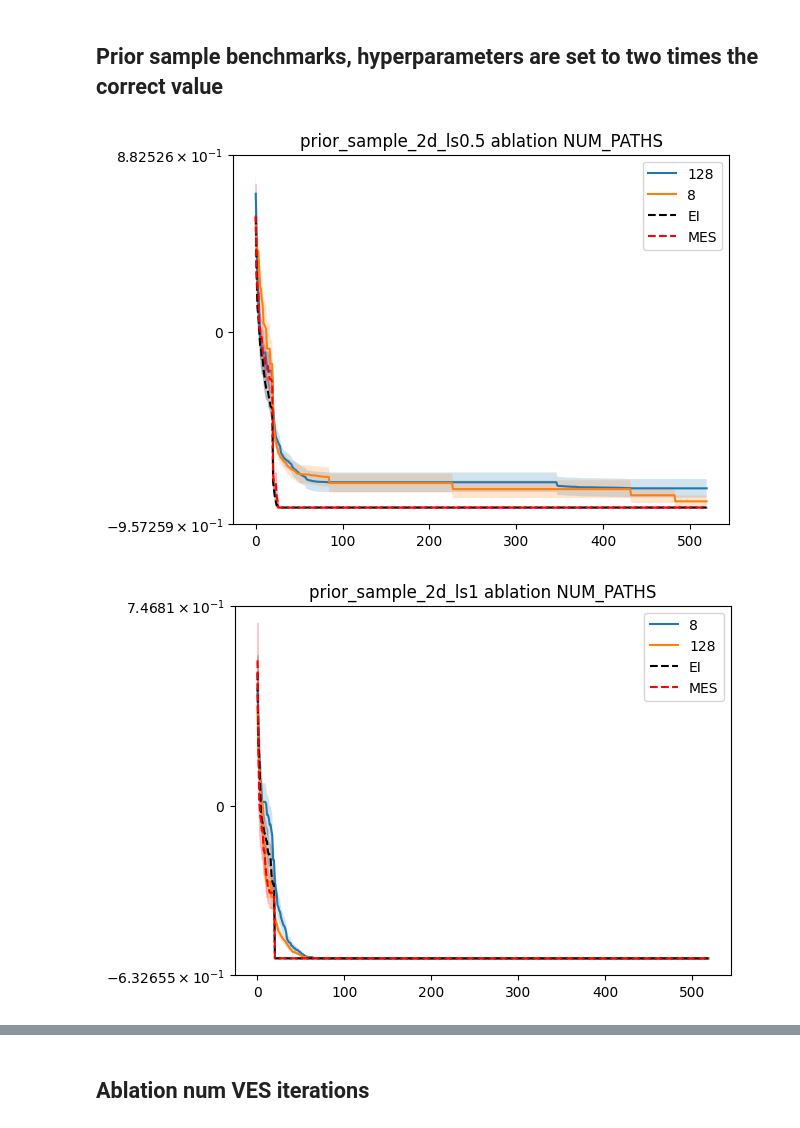
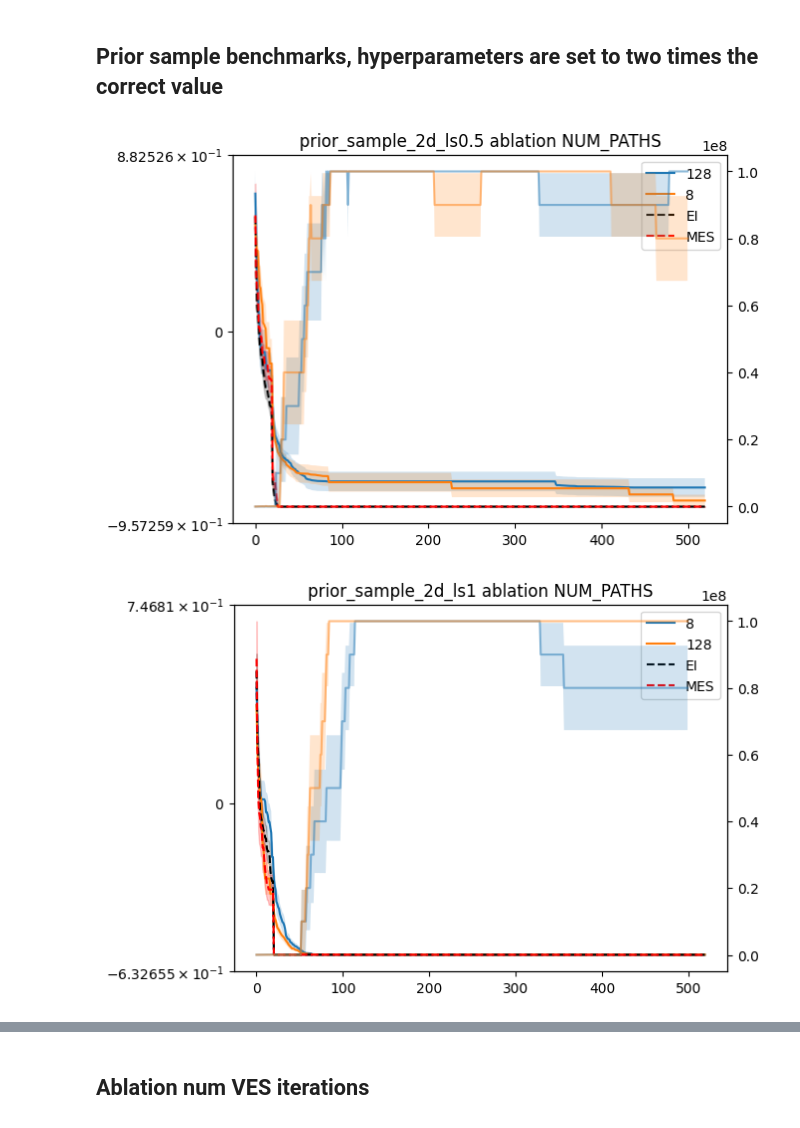
Before and after one commit to NUOJIN/variational-entropy-search, a Jupyter notebook: results_gamma_vs_ei.ipynb, the cells around one changed output, grey strips where cells are left out. Saved outputs shown, nothing was run; the diff lists cells and outputs as text; code cells hidden in the pictures.

```diff
--- a/results_gamma_vs_ei.ipynb
+++ b/results_gamma_vs_ei.ipynb
@@ -46,6 +46,7 @@ for benchmark in benchmarks:
 
     # ablation NUM_PATHS
     fig, ax = plt.subplots()
+    ax2 = ax.twinx()
     num_paths = [8, 128]
     ablation_dirs = [d for d in relevant_dirs if
                      json.load(open(f'{d}/args.json'))['num_paths'] in num_paths] + default_dirs
@@ -54,6 +55,7 @@ for benchmark in benchmarks:
     for h in ablation_hashes:
         dirs = [d for d in ablation_dirs if int(d.split('/')[-1].split('_')[1]) == h]
         ves_y = [np.maximum.accumulate(np.load(f'{d}/train_y_ves.npy')) for d in dirs]
+
         if len(ves_y) == 0:
             continue
         min_len = min([len(y) for y in ves_y])
@@ -61,6 +63,16 @@ for benchmark in benchmarks:
         ves_y = -np.stack(ves_y).squeeze(-1)
         ves_y_mean = ves_y.mean(axis=0)
         ves_y_std = ves_y.std(axis=0)/ np.sqrt(len(ves_y))
+
+        ves_k = [np.load(f'{d}/k_vals.npy') for d in dirs]
+        min_len = min([len(k) for k in ves_k])
+        ves_k = [k[:min_len] for k in ves_k]
+        ves_k = np.stack(ves_k)
+        ves_k_mean = ves_k.mean(axis=0)
+        ves_k_std = ves_k.std(axis=0)/ np.sqrt(len(ves_k))
+        ax2.plot(ves_k_mean, label=f'{json.load(open(f"{dirs[0]}/args.json"))["num_paths"]}', alpha=0.5)
+        ax2.fill_between(np.arange(len(ves_k_mean)), ves_k_mean-ves_k_std, ves_k_mean+ves_k_std, alpha=0.2)
+
         ax.plot(ves_y_mean, label=f'{json.load(open(f"{dirs[0]}/args.json"))["num_paths"]}')
         ax.fill_between(np.arange(len(ves_y_mean)), ves_y_mean-ves_y_std, ves_y_mean+ves_y_std, alpha=0.2)
 
@@ -145,6 +157,7 @@ for benchmark in benchmarks:
 
     # ablation NUM_PATHS
     fig, ax = plt.subplots()
+    ax2= ax.twinx()
     num_paths = [8, 128]
     ablation_dirs = [d for d in relevant_dirs if
                      json.load(open(f'{d}/args.json'))['num_paths'] in num_paths] + default_dirs
@@ -162,6 +175,15 @@ for benchmark in benchmarks:
         ves_y_std = ves_y.std(axis=0)/ np.sqrt(len(ves_y))
         ax.plot(ves_y_mean, label=f'{json.load(open(f"{dirs[0]}/args.json"))["num_paths"]}')
         ax.fill_between(np.arange(len(ves_y_mean)), ves_y_mean-ves_y_std, ves_y_mean+ves_y_std, alpha=0.2)
+
+        ves_k = [np.load(f'{d}/k_vals.npy') for d in dirs]
+        min_len = min([len(k) for k in ves_k])
+        ves_k = [k[:min_len] for k in ves_k]
+        ves_k = np.stack(ves_k)
+        ves_k_mean = ves_k.mean(axis=0)
+        ves_k_std = ves_k.std(axis=0)/ np.sqrt(len(ves_k))
+        ax2.plot(ves_k_mean, label=f'{json.load(open(f"{dirs[0]}/args.json"))["num_paths"]}', alpha=0.5)
+        ax2.fill_between(np.arange(len(ves_k_mean)), ves_k_mean-ves_k_std, ves_k_mean+ves_k_std, alpha=0.2)
     ei_y = [np.maximum.accumulate(np.load(f'{d}/train_y_ei.npy')) for d in ei_dirs]
     min_len = min([len(y) for y in ei_y])
     ei_y = [y[:min_len] for y in ei_y]
@@ -239,6 +261,7 @@ for benchmark in benchmarks:
 
     # ablation NUM_PATHS
     fig, ax = plt.subplots()
+    ax2= ax.twinx()
     num_paths = [8, 128]
     ablation_dirs = [d for d in relevant_dirs if
                      json.load(open(f'{d}/args.json'))['num_paths'] in num_paths] + default_dirs
@@ -256,33 +279,42 @@ for benchmark in benchmarks:
         ves_y_std = ves_y.std(axis=0)/ np.sqrt(len(ves_y))
         ax.plot(ves_y_mean, label=f'{json.load(open(f"{dirs[0]}/args.json"))["num_paths"]}')
         ax.fill_between(np.arange(len(ves_y_mean)), ves_y_mean-ves_y_std, ves_y_mean+ves_y_std, alpha=0.2)
+
+        ves_k = [np.load(f'{d}/k_vals.npy') for d in dirs]
+        min_len = min([len(k) for k in ves_k])
+        ves_k = [k[:min_len] for k in ves_k]
+        ves_k = np.stack(ves_k)
+        ves_k_mean = ves_k.mean(axis=0)
+        ves_k_std = ves_k.std(axis=0)/ np.sqrt(len(ves_k))
+        ax2.plot(ves_k_mean, label=f'{json.load(open(f"{dirs[0]}/args.json"))["num_paths"]}', alpha=0.5)
+        ax2.fill_between(np.arange(len(ves_k_mean)), ves_k_mean-ves_k_std, ves_k_mean+ves_k_std, alpha=0.2)
     ei_y = [np.maximum.accumulate(np.load(f'{d}/train_y_ei.npy')) for d in ei_dirs]
     min_len = min([len(y) for y in ei_y])
     ei_y = [y[:min_len] for y in ei_y]
     ei_y = -np.stack(ei_y).squeeze(-1)
     ei_y_mean = ei_y.mean(axis=0)
     ei_y_std = ei_y.std(axis=0)/ np.sqrt(len(ei_y))
 
     mes_y = [np.maximum.accumulate(np.load(f'{d}/train_y_mes.npy')) for d in mes_dirs]
     min_len = min([len(y) for y in mes_y])
     mes_y = [y[:min_len] for y in mes_y]
     mes_y = -np.stack(mes_y).squeeze(-1)
     mes_y_mean = mes_y.mean(axis=0)
     mes_y_std = mes_y.std(axis=0)/ np.sqrt(len(mes_y))
 
     ax.plot(ei_y_mean, label='EI', color='black', linestyle='--')
     ax.fill_between(np.arange(len(ei_y_mean)), ei_y_mean-ei_y_std, ei_y_mean+ei_y_std, alpha=0.2, color='black')
 
     ax.plot(mes_y_mean, label='MES', color='red', linestyle='--')
     ax.fill_between(np.arange(len(mes_y_mean)), mes_y_mean-mes_y_std, mes_y_mean+mes_y_std, alpha=0.2, color='red')
     ax.legend()
     ax.set_title(f'{benchmark} ablation NUM_PATHS')
     if benchmark == 'branin2':
         ax.set_yscale('log')
     if benchmark.startswith('prior_sample'):
         # find best value
         ax.set_yscale('symlog')
     plt.show()
 # %% [output]
-[figure, old version]
+[figure, new version]
-[figure, old version]
+[figure, new version]
```
Also changed, not shown: parts of 4 cells of this notebook.
